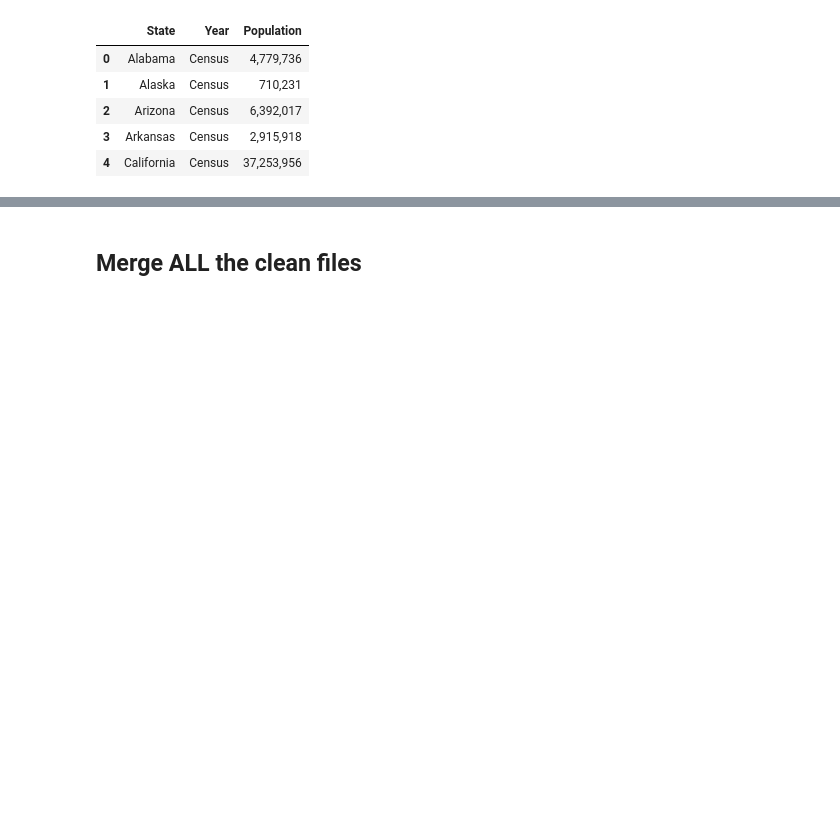
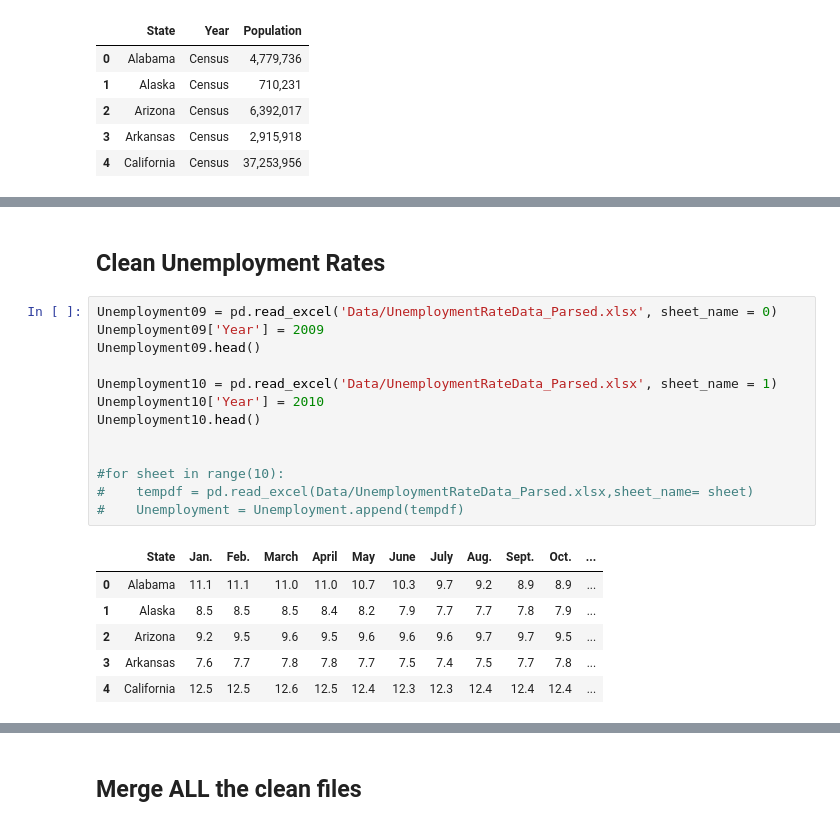
Before and after one commit to shayleelaura/Independent_Capstone, a Jupyter notebook: State Student Spending Case Study.ipynb, the cells around one changed output, grey strips where cells are left out. Saved outputs shown, nothing was run; the diff lists cells and outputs as text; blank space fills up the shorter version.

Commit message:
cleaning data pt 390

```diff
--- a/State Student Spending Case Study.ipynb
+++ b/State Student Spending Case Study.ipynb
@@ -366,0 +368,22 @@ Pop.head()
+# %% [markdown]
+## Clean Unemployment Rates
+# %%
+Unemployment09 = pd.read_excel('Data/UnemploymentRateData_Parsed.xlsx', sheet_name = 0)
+Unemployment09['Year'] = 2009
+Unemployment09.head()
+
+Unemployment10 = pd.read_excel('Data/UnemploymentRateData_Parsed.xlsx', sheet_name = 1)
+Unemployment10['Year'] = 2010
+Unemployment10.head()
+
+
+#for sheet in range(10):
+#    tempdf = pd.read_excel(Data/UnemploymentRateData_Parsed.xlsx,sheet_name= sheet)
+#    Unemployment = Unemployment.append(tempdf)
+# %% [output]
+|  | State | Jan. | Feb. | March | April | May | June | July | Aug. | Sept. | Oct. | ... |
+| 0 | Alabama | 11.1 | 11.1 | 11.0 | 11.0 | 10.7 | 10.3 | 9.7 | 9.2 | 8.9 | 8.9 | ... |
+| 1 | Alaska | 8.5 | 8.5 | 8.5 | 8.4 | 8.2 | 7.9 | 7.7 | 7.7 | 7.8 | 7.9 | ... |
+| 2 | Arizona | 9.2 | 9.5 | 9.6 | 9.5 | 9.6 | 9.6 | 9.6 | 9.7 | 9.7 | 9.5 | ... |
+| 3 | Arkansas | 7.6 | 7.7 | 7.8 | 7.8 | 7.7 | 7.5 | 7.4 | 7.5 | 7.7 | 7.8 | ... |
+| 4 | California | 12.5 | 12.5 | 12.6 | 12.5 | 12.4 | 12.3 | 12.3 | 12.4 | 12.4 | 12.4 | ... |
```
Also changed, not shown: parts of 11 cells of this notebook, 1 other file.
